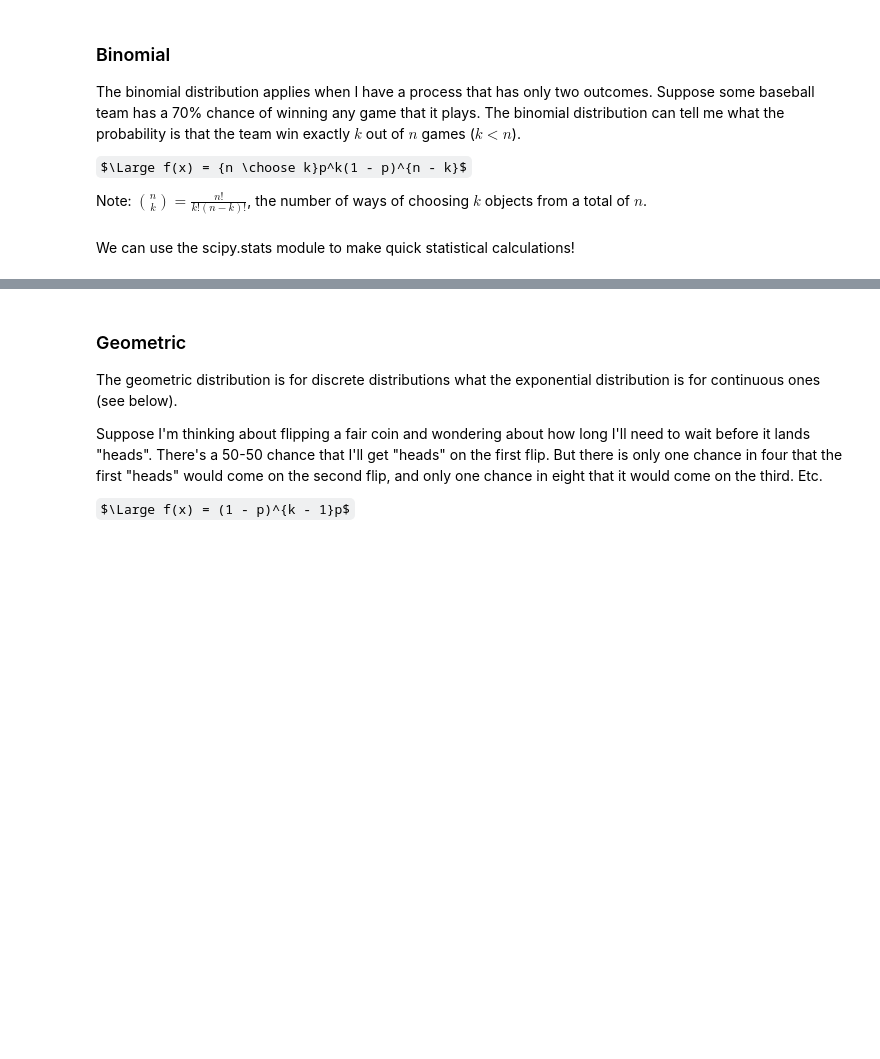
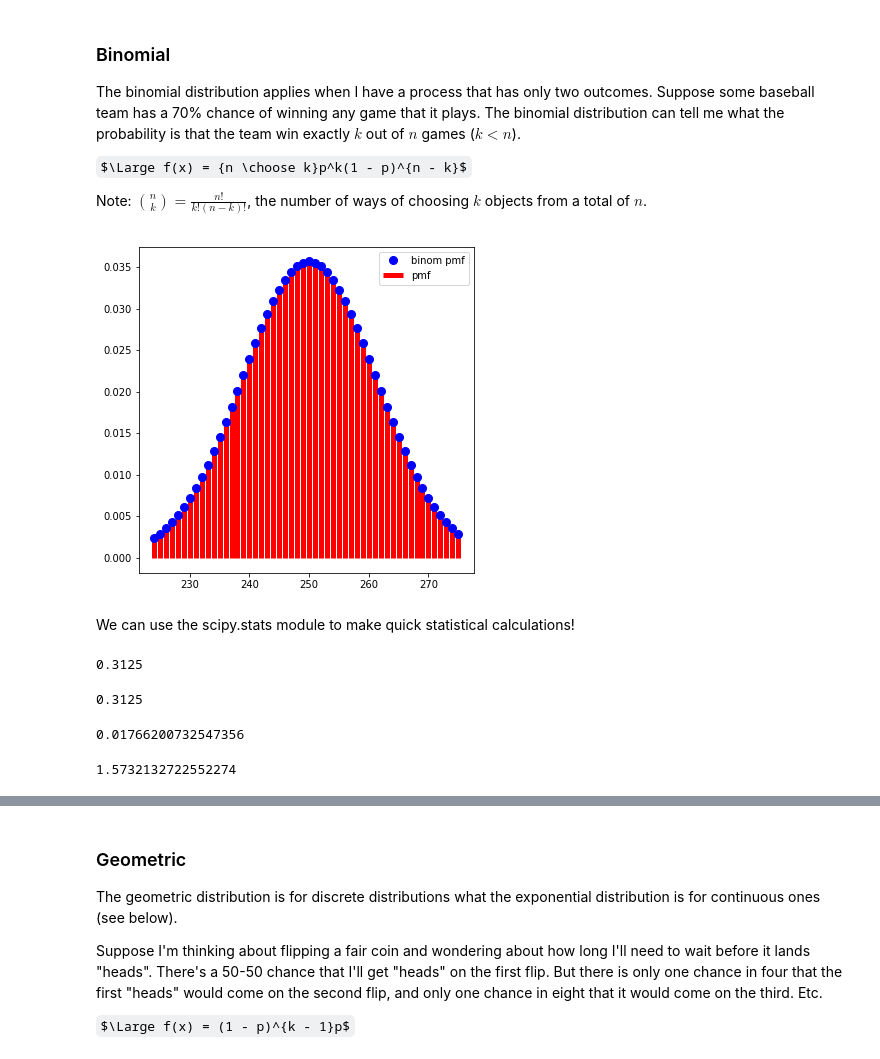
Before and after one commit to Jkim516/statistical_distributions_seattle-ds-0624, a Jupyter notebook: statistical_distributions.ipynb, the cells around one changed output, grey strips where cells are left out. Drawn from its saved outputs; the diff is of its cells as text; code cells hidden in the pictures; some formulas as TeX source; blank space fills up the shorter version.

```diff
--- a/statistical_distributions.ipynb
+++ b/statistical_distributions.ipynb
@@ -60,24 +74,41 @@ $\Large f(x) = {n \choose k}p^k(1 - p)^{n - k}$
 Note: ${n\choose k} = \frac{n!}{k!(n - k)!}$, the number of ways of choosing $k$ objects from a total of $n$.
 # %%
 n = 500
-p = 0.95
+p = 0.5
 fig, ax = plt.subplots(1, 1, figsize=(6, 6))
 x = np.arange(stats.binom.ppf(0.01, n, p),
               stats.binom.ppf(0.99, n, p))
 
 ax.plot(x, stats.binom.pmf(x, n, p), 'bo', ms=8, label='binom pmf')
 ax.vlines(x, 0, stats.binom.pmf(x, n, p), 'r', linewidth=5,
           label='pmf')
 ax.legend(loc='best');
+# %% [output]
+[figure, added]
 # %% [markdown]
 We can use the scipy.stats module to make quick statistical calculations!
 # %%
 stats.binom
+# %%
+# 5 coins  (5/3)(1/2)**3(1/2)**2 = 10/32 = 5/16
+print(10/32)
+stats.binom.pmf(3, 5, 0.5)
+# %% [output]
+0.3125
+0.3125
 # %%
-# Suppose I flip a fair coin 300 times. What are the chances that I get exactly 162 heads?
+# Suppose I flip a fair coin 300 times.
+# What are the chances that I get exactly 162 heads?
+stats.binom.pmf(162, 300, 0.5)
+# %% [output]
+0.01766200732547356
 # %%
 # What is the standard deviation of a binomial distribution of 10 repeated trials,
 # where each trial has a probability of success of 45%?
+
+stats.binom.std(10, 0.45)
+# %% [output]
+1.5732132722552274
 # %%
 # For a binomial variable representing 500 repeated trials,
 # where each has a probability of success of 90%,
```
Also changed, not shown: parts of 16 cells of this notebook, 1 other file.
